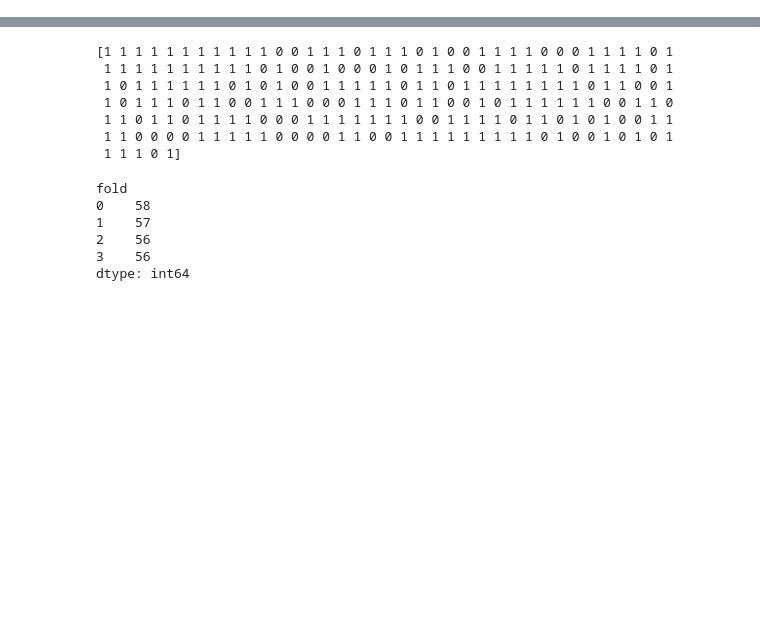
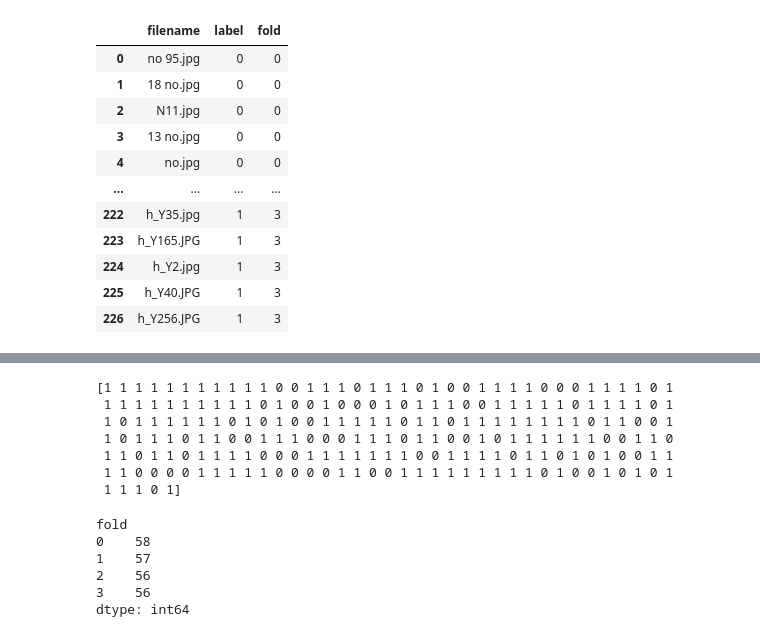
Before and after one commit to Term-inator/Brain-Tumor-Detection, a Jupyter notebook: preprocess.ipynb, the cells around one changed output, grey strips where cells are left out. Drawn from its saved outputs; the diff is of its cells as text; code cells hidden in the pictures; blank space fills up the shorter version.

```diff
--- a/preprocess.ipynb
+++ b/preprocess.ipynb
@@ -71,0 +64,84 @@ for i in range(len(path_lst)):
+# %%
+all_path = '../input/RealTrain/train/'
+t1_dst_path = '../input/T1TrainSameSize/'
+t2_dst_path = '../input/T2TrainSameSize/'
+
+new_folds = {'filename': [], 'label': [], 'fold': []}
+for weight_type in ['T1', 'T2']:
+    for fold in folds.groupby('fold'):
+        fold_idx = fold[0]
+        fold = fold[1]
+        no_all = fold.label.value_counts()[0]
+        yes_all = fold.label.value_counts()[1]
+        T1_no = fold[(fold['label'] == 0) & (fold['T1'] == 1)].values
+        T1_yes = fold[(fold['label'] == 1) & (fold['T1'] == 1)].values
+        T2_no = fold[(fold['label'] == 0) & (fold['T1'] == 0)].values
+        T2_yes = fold[(fold['label'] == 1) & (fold['T1'] == 0)].values
+        T1_no_num = T1_no.shape[0]
+        T1_yes_num = T1_yes.shape[0]
+        T2_no_num = T2_no.shape[0]
+        T2_yes_num = T2_yes.shape[0]
+        print(f"T1_no: {T1_no_num} -> {no_all}")
+        print(f"T1_yes: {T1_yes_num} -> {yes_all}")
+        print(f"T2_no: {T2_no_num} -> {no_all}")
+        print(f"T2_yes: {T2_yes_num} -> {yes_all}")
+
+        for label in ['no', 'yes']:
+            if weight_type == 'T1':
+                dst_path = t1_dst_path
+                if label == 'no':
+                    num_all = no_all
+                    num = T1_no_num
+                    lst = T1_no
+                else:
+                    num_all = yes_all
+                    num = T1_yes_num
+                    lst = T1_yes
+            else:
+                dst_path = t2_dst_path
+                if label == 'no':
+                    num_all = no_all
+                    num = T2_no_num
+                    lst = T2_no
+                else:
+                    num_all = yes_all
+                    num = T2_yes_num
+                    lst = T2_yes
+
+            np.random.shuffle(lst)
+
+            flag = False
+            cnt = 0
+            for aug_type in ['', 'h_', 'r10_', 'r20_', 'r30_']:
+                if flag:
+                    break
+
+                for j in range(num):
+                    if cnt == num_all:
+                        flag = True
+                        break
+                    row = lst[j]
+                    filename = row[0]
+                    img = cv2.imread(all_path + filename, cv2.IMREAD_COLOR)
+                    if aug_type == '':
+                        image = img
+                    elif aug_type == 'h_':
+                        image = HorizontalFlip(p=1)(image=img)['image']
+                    elif aug_type == 'r10_':
+                        image = Rotate(p=1)(image=img, limit=(10, 11), border_mode=cv2.BORDER_CONSTANT, value=0)['image']
+                    elif aug_type == 'r20_':
+                        image = Rotate(p=1)(image=img, limit=(20, 21), border_mode=cv2.BORDER_CONSTANT, value=0)['image']
+                    elif aug_type == 'r30_':
+                        image = Rotate(p=1)(image=img, limit=(30, 31), border_mode=cv2.BORDER_CONSTANT, value=0)['image']
+                    filename = aug_type + filename
+                    cv2.imwrite(dst_path + 'train/' + filename, image)
+                    new_folds['filename'].append(filename)
+                    new_folds['label'].append(row[1])
+                    new_folds['fold'].append(row[3])
+                    cnt += 1
+
+    new_folds = pd.DataFrame(new_folds)
+    display(new_folds)
+    new_folds.to_csv(dst_path + '/data.csv', index=False, sep=',')
+    new_folds = {'filename': [], 'label': [], 'fold': []}
+# %% [output]
@@ -71,0 +164,12 @@ for i in range(len(path_lst)):
+|  | filename | label | fold |
+| 0 | no 95.jpg | 0 | 0 |
+| 1 | 18 no.jpg | 0 | 0 |
+| 2 | N11.jpg | 0 | 0 |
+| 3 | 13 no.jpg | 0 | 0 |
+| 4 | no.jpg | 0 | 0 |
+| ... | ... | ... | ... |
+| 222 | h_Y35.jpg | 1 | 3 |
+| 223 | h_Y165.JPG | 1 | 3 |
+| 224 | h_Y2.jpg | 1 | 3 |
+| 225 | h_Y40.JPG | 1 | 3 |
+| 226 | h_Y256.JPG | 1 | 3 |
```
Also changed, not shown: parts of 5 cells of this notebook, 2 other files.
